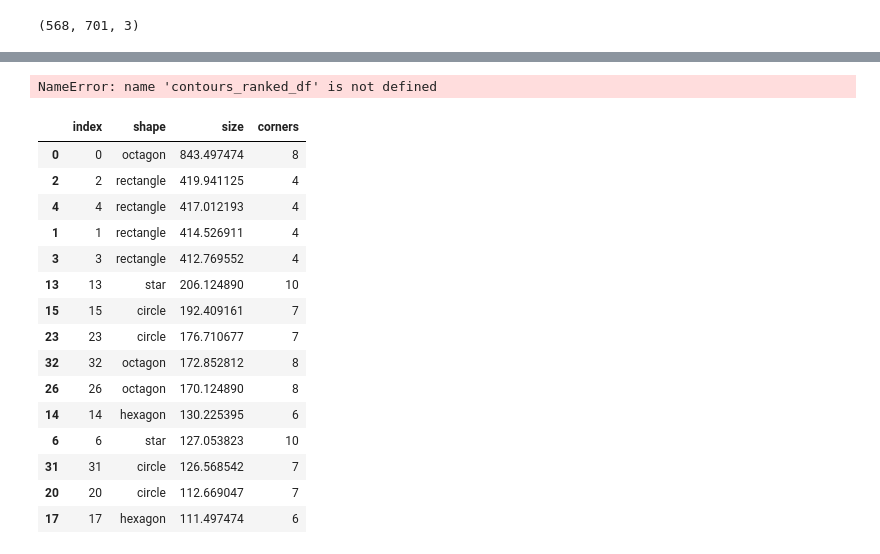
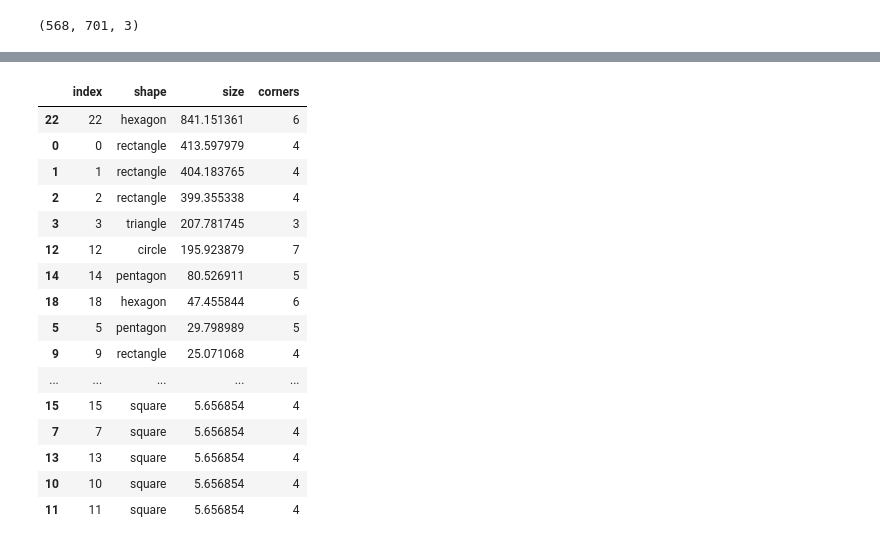
Before and after one commit to damiah/pill-checker, a Jupyter notebook: scrape_data.ipynb, the cells around one changed output, grey strips where cells are left out. Drawn from its saved outputs; the diff is of its cells as text; code cells hidden in the pictures.

```diff
--- a/scrape_data.ipynb
+++ b/scrape_data.ipynb
@@ -250,23 +255,20 @@ KeyError: 'size'
 # %%
-contours_ranked_df.reset_index()['index']
+contours_ranked_df
 # %% [output]
-NameError: name 'contours_ranked_df' is not defined
+|  | index | shape | size | corners |
+| 22 | 22 | hexagon | 841.151361 | 6 |
+| 0 | 0 | rectangle | 413.597979 | 4 |
+| 1 | 1 | rectangle | 404.183765 | 4 |
+| 2 | 2 | rectangle | 399.355338 | 4 |
+| 3 | 3 | triangle | 207.781745 | 3 |
+| 12 | 12 | circle | 195.923879 | 7 |
+| 14 | 14 | pentagon | 80.526911 | 5 |
+| 18 | 18 | hexagon | 47.455844 | 6 |
+| 5 | 5 | pentagon | 29.798989 | 5 |
+| 9 | 9 | rectangle | 25.071068 | 4 |
+| ... | ... | ... | ... | ... |
+| 15 | 15 | square | 5.656854 | 4 |
+| 7 | 7 | square | 5.656854 | 4 |
+| 13 | 13 | square | 5.656854 | 4 |
+| 10 | 10 | square | 5.656854 | 4 |
+| 11 | 11 | square | 5.656854 | 4 |
-# %%
-contours_ranked_df
-# %% [output]
-|  | index | shape | size | corners |
-| 0 | 0 | octagon | 843.497474 | 8 |
-| 2 | 2 | rectangle | 419.941125 | 4 |
-| 4 | 4 | rectangle | 417.012193 | 4 |
-| 1 | 1 | rectangle | 414.526911 | 4 |
-| 3 | 3 | rectangle | 412.769552 | 4 |
-| 13 | 13 | star | 206.124890 | 10 |
-| 15 | 15 | circle | 192.409161 | 7 |
-| 23 | 23 | circle | 176.710677 | 7 |
-| 32 | 32 | octagon | 172.852812 | 8 |
-| 26 | 26 | octagon | 170.124890 | 8 |
-| 14 | 14 | hexagon | 130.225395 | 6 |
-| 6 | 6 | star | 127.053823 | 10 |
-| 31 | 31 | circle | 126.568542 | 7 |
-| 20 | 20 | circle | 112.669047 | 7 |
-| 17 | 17 | hexagon | 111.497474 | 6 |
```
Also changed, not shown: parts of 3 cells of this notebook.
